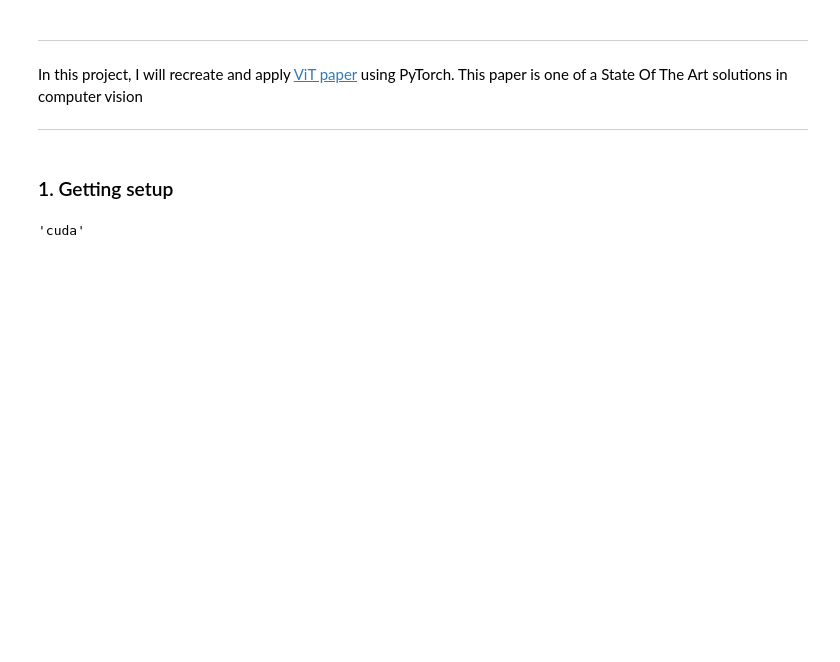
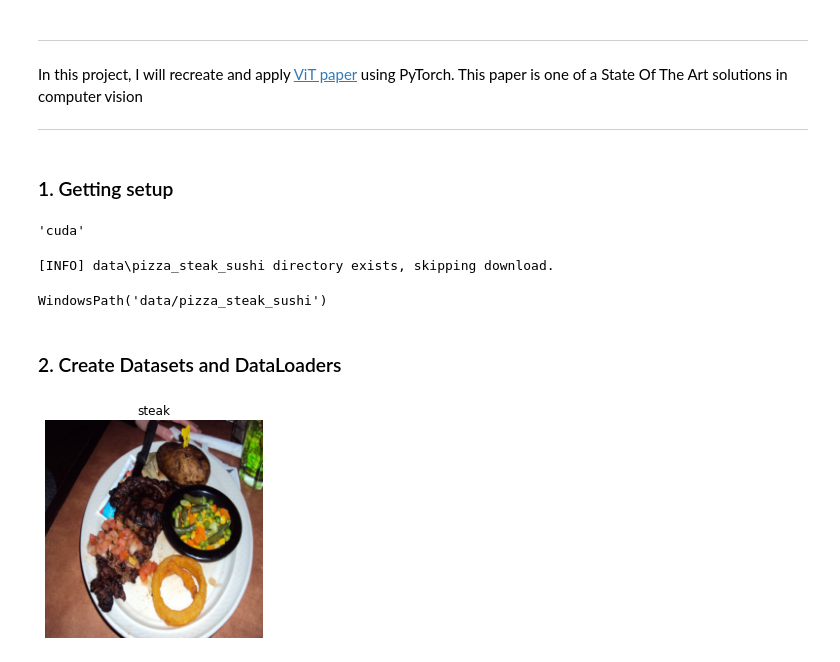
Before and after one commit to Semen-B/-ViT-from-scratch-using-PyTorch, a Jupyter notebook: ViT.ipynb, the cells around one changed output. Drawn from its saved outputs; the diff is of its cells as text; code cells hidden in the pictures; blank space fills up the shorter version.

```diff
--- a/ViT.ipynb
+++ b/ViT.ipynb
@@ -27,3 +27,13 @@ device = "cuda" if torch.cuda.is_available() else "cpu"
 device
 # %% [output]
 'cuda'
+# %%
+# Download pizza, steak, sushi images from GitHub
+image_path = download_data(source="https://github.com/mrdbourke/pytorch-deep-learning/raw/main/data/pizza_steak_sushi.zip",
+                           destination="pizza_steak_sushi")
+image_path
+# %% [output]
+[INFO] data\pizza_steak_sushi directory exists, skipping download.
+WindowsPath('data/pizza_steak_sushi')
+# %% [markdown]
+### 2. Create Datasets and DataLoaders
@@ -29,0 +76,20 @@ device
+# %%
+# Visualize a single image
+
+# Get a batch of images
+image_batch, label_batch = next(iter(train_dataloader))
+
+# Get a single image from the batch
+image, label = image_batch[0], label_batch[0]
+
+# View the batch shapes
+image.shape, label
+
+
+# Plot image with matplotlib
+# rearrange image dimensions to suit matplotlib [color_channels, height, width] -> [height, width, color_channels]
+plt.imshow(image.permute(1, 2, 0))
+plt.title(class_names[label])
+plt.axis(False);
+# %% [output]
+[figure, added]
```
Also changed, not shown: parts of 1 cell of this notebook.
